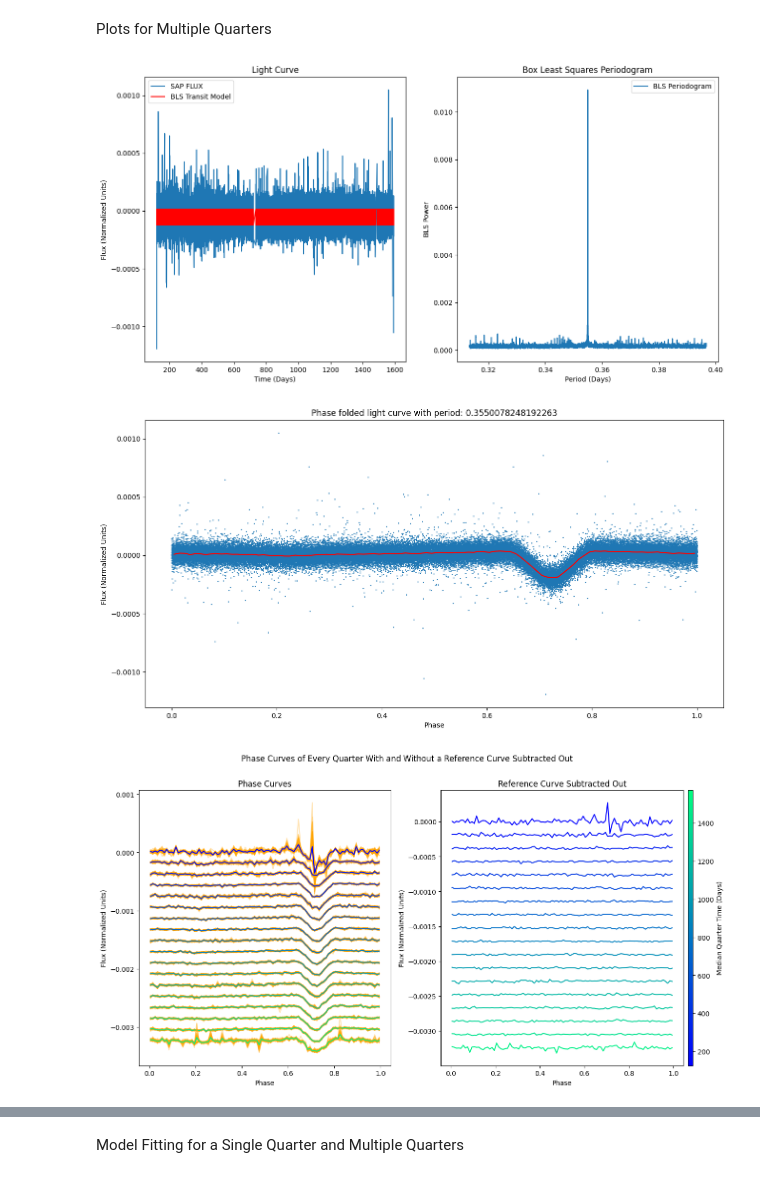
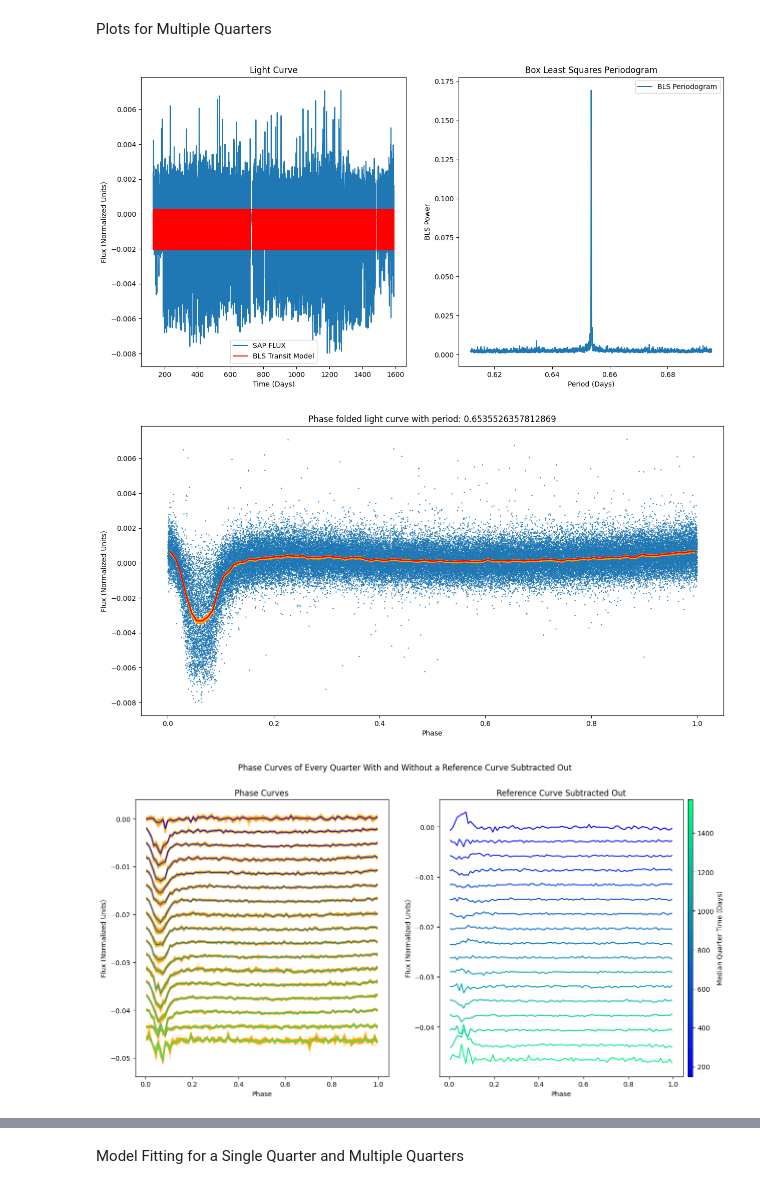
Before and after one commit to nsodickson/USP-Exoplanet-Analysis, a Jupyter notebook: Pipeline.ipynb, the cells around one changed output, grey strips where cells are left out. Drawn from its saved outputs; the diff is of its cells as text; code cells hidden in the pictures.

Commit message:
Updated figures

```diff
--- a/Pipeline.ipynb
+++ b/Pipeline.ipynb
@@ -660,7 +665,7 @@ Target List:
 - Kepler-42 c, notes: extremely short period
 # %%
 # Initialize Target Constants
-target = "Kepler-78 b"
+target = "Kepler-1520 b"
 if target in sp_csv.index:
     prior_period = sp_csv.loc[target, "pl_orbper"]
     target_period_range = getPeriodRange(period=prior_period)
@@ -734,22 +735,0 @@ Bootstrapping for a Single Quarter
-# %%
-# Bootstrap Test
-# ===============================================================================================
-# Instantiating the figure and pre-processing the folded transit data
-n_samples = 100
-fig, (ax1) = plt.subplots(1, 1)
-fig.set(figheight=standard_figsize[1], figwidth=standard_figsize[0])
-ax1.set_title(f"Bootstrapped Folded Light Curve ({n_samples} samples)")
-
-ax1.scatter(quarter_lc.phase, quarter_lc.flux, s=2)
-
-# Preforming classic resampling with a custom function
-phase_samples, samples = customBootstrap(quarter_lc.phase, quarter_lc.flux, n_samples=n_samples)
-
-# Plotting the bootstrap samples
-for p, f in zip(phase_samples, samples):
-    p_binned, f_binned = timeBin(p, f, bins=np.arange(0, 1.01, 0.01), aggregate_func=np.mean)
-    ax1.plot(p_binned, f_binned, alpha=0.3, c="orange")
-phase_binned, flux_binned = timeBin(quarter_lc.phase, quarter_lc.flux, bins=np.arange(0, 1.01, 0.01), aggregate_func=np.mean)
-ax1.plot(phase_binned, flux_binned, c="r")
-plt.show()
-# ===============================================================================================
@@ -768,7 +746,7 @@ Target List:
 - Kepler-42 c, notes: extremely short period
 # %%
 # Initialize target constants
-target = "Kepler-78 b"
+target = "Kepler-1520 b"
 if target in sp_csv.index:
     prior_period = sp_csv.loc[target, "pl_orbper"]
     target_period_range = getPeriodRange(period=prior_period)
@@ -796,7 +774,6 @@ for name in exclude:
         search_result.remove(name)
 search_result = sorted(search_result, key=lambda name: int(name[len(header):-len(footer)]))
 """
-
 
 lc = LC(np.empty(0), np.empty(0))
 filter_cutoff = 1 / prior_period - 0.5  # Filter cutoff is the frequency in the literature minus a small buffer
@@ -850,7 +827,7 @@ lc.fold(period)
 print(f"Period of {target} obtained from BLS periodogram: {period} Days or {period * 24} Hours")
 # print(f"Standard deviation of periods with quarter 0: {np.std(periods)}, without quarter 0: {np.std(periods[1:])}")
 spacing = np.nanstd(lc.flux) * 2.5
-frequencies = [i * (2 * math.pi / (timeline * 2)) for i in range(1, 17)]
+frequencies = [i * (2 * math.pi / (timeline)) for i in range(1, len(lc_list) // 2 + 1)]
 
 lc_list_cut = cut(lc.time, lc.flux, period)
 for quarter_lc in lc_list:
@@ -878,15 +855,15 @@ Plots for Multiple Quarters
 # %%
 # Producing a variety of informative plots and interactive plots
 produceBLSPeriodogramPlots(time=lc.time, flux=lc.flux, duration=target_duration, period=target_period_range)
-produceFoldPlots(time=lc.time, flux=lc.flux, period=period, include_binned=True, bins=np.arange(0, 1.01, 0.01), aggregate_func=np.mean)
-produceTimeBinPlots(lc_list=lc_list, reference_lc=lc, period=period, spacing=spacing, include_boot=True, n_samples=50, time=time_list, bins=np.arange(0, 1.01, 0.01), aggregate_func=np.mean)
+produceFoldPlots(time=lc.time, flux=lc.flux, period=period, include_boot=True, n_samples=100, bins=np.arange(0, 1.01, 0.01), aggregate_func=np.mean)
+produceTimeBinPlots(lc_list=lc_list, reference_lc=lc, period=period, spacing=spacing, include_boot=True, n_samples=100, time=time_list, bins=np.arange(0, 1.01, 0.01), aggregate_func=np.mean)
 produceFrequencyBinPlots(lc_list=lc_list, period=period, spacing=spacing * 2.5, frequencies=frequencies, time=time_list, bins=np.arange(0, 1.01, 0.01), aggregate_func=np.mean)
 produceQuarterPeriodPlots(time=time_list, period_list=period_list)
 # produceFoldPlotsInteractive(time=lc.time, flux=lc.flux, period_grid=period_grid, duration=target_duration)
 # produceFoldPlotsAnimation(time=lc.time, flux=lc.flux, period_grid=period_grid, duration=target_duration)
 
 plt.show()
 # %% [output]
-[figure, old version]
+[figure, new version]
-[figure, old version]
+[figure, new version]
-[figure, old version]
+[figure, new version]
```
Also changed, not shown: parts of 10 cells of this notebook, 2 other files.
